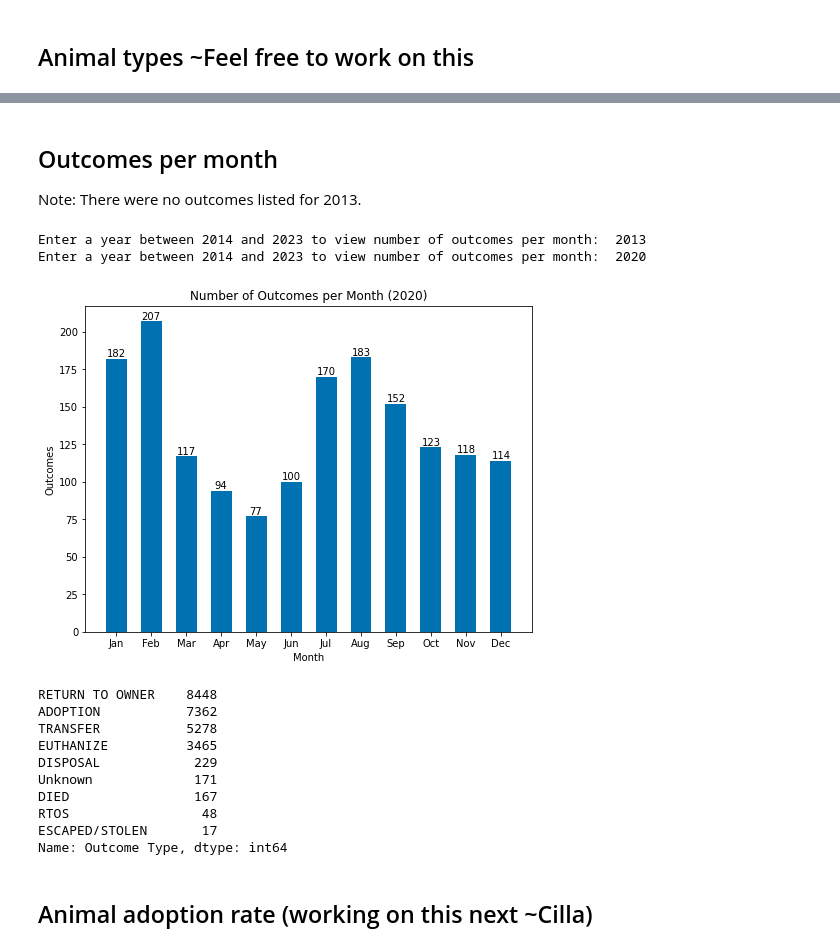
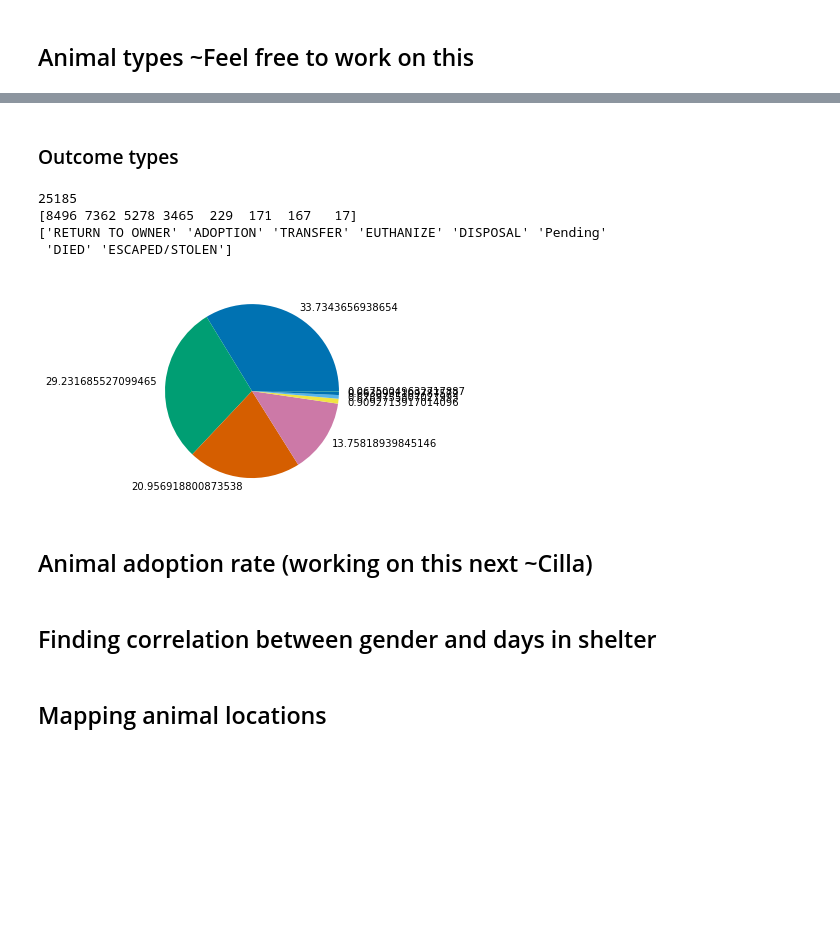
Before and after one commit to cillam/animal_shelter, a Jupyter notebook: animal_shelter_data_analysis.ipynb, the cells around one changed output, grey strips where cells are left out. Cells and saved outputs as stored; diff of their text form; code cells hidden in the pictures; blank space fills up the shorter version.

```diff
--- a/animal_shelter_data_analysis.ipynb
+++ b/animal_shelter_data_analysis.ipynb
@@ -35,6 +39,7 @@ df["Intake Date"] = to_datetime(df["Intake Date"])
 df["Outcome Date"] = to_datetime(df["Outcome Date"])
 
 df["Outcome Type"].fillna("Pending", inplace=True)
+df["Outcome Type"].replace("RTOS", "RETURN TO OWNER", inplace=True)
 # %% [markdown]
 ## Finding and adding Age In Days column
 # %%
@@ -89,39 +124,27 @@ Enter a year between 2013 and 2023 to view number of intakes per month:  2013
-# %% [markdown]
-## Outcomes per month
-Note: There were no outcomes listed for 2013.
-# %%
-# Find number of outcomes by month for specific year
-year = input("Enter a year between 2014 and 2023 to view number of "
-             "outcomes per month: ")
-while not year.isnumeric() or int(year) > 2023 or int(year) < 2014:
-    year = input("Enter a year between 2014 and 2023 to view number of "
-                 "outcomes per month: ")
-df_out_date = df[df["Outcome Date"].dt.strftime("%Y") == f"{year}"]
-total_annual_outcomes = len(df_out_date.index)
-monthly_outcomes = Series.sort_index(df_out_date["Outcome Date"].
-                                     dt.month.value_counts())
-# Plot monthly outcomes
-project_functions.monthly_in_out(monthly_outcomes, year, "Outcomes")
-
-# Plot outcome types (working on this next ~Cilla)
-outcome_types = df["Outcome Type"].value_counts()
-print(outcome_types)
-# %% [output]
-Enter a year between 2014 and 2023 to view number of outcomes per month:  2013
-Enter a year between 2014 and 2023 to view number of outcomes per month:  2020
-[figure, removed]
-RETURN TO OWNER    8448
-ADOPTION           7362
-TRANSFER           5278
-EUTHANIZE          3465
-DISPOSAL            229
-Unknown             171
-DIED                167
-RTOS                 48
-ESCAPED/STOLEN       17
-Name: Outcome Type, dtype: int64
+# %% [markdown]
+### Outcome types
+# %%
+# Plot outcome types
+outcomes = df["Outcome Type"].value_counts()
+outcome_counts = outcomes.to_numpy()
+outcomes_total = sum(outcome_counts)
+outcome_types = outcomes.index.values
+percentages = np.array((outcome_counts/outcomes_total)*100)
+plt.pie(outcome_counts, labels=percentages)
+plt.style.use('seaborn-v0_8-colorblind')
+print(outcomes_total)
+print(outcome_counts)
+print(outcome_types)
+# %% [output]
+25185
+[8496 7362 5278 3465  229  171  167   17]
+['RETURN TO OWNER' 'ADOPTION' 'TRANSFER' 'EUTHANIZE' 'DISPOSAL' 'Pending'
+ 'DIED' 'ESCAPED/STOLEN']
+[figure, added]
 # %% [markdown]
 ## Animal adoption rate (working on this next ~Cilla)
 # %%
 # Plot intakes/adoptions grouped
 # project_functions.monthly_in_out_grouped(monthly_intakes, adoptions, year)
+# %% [markdown]
+## Finding correlation between gender and days in shelter
@@ -127,0 +176,2 @@ Name: Outcome Type, dtype: int64
+# %% [markdown]
+## Mapping animal locations
```
Also changed, not shown: parts of 10 cells of this notebook, 1 other file.
